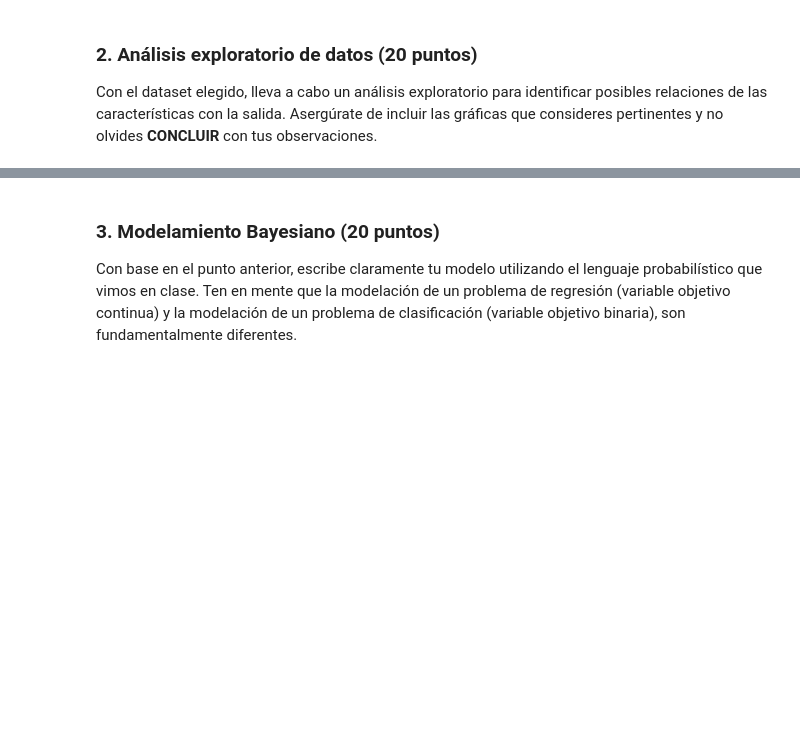
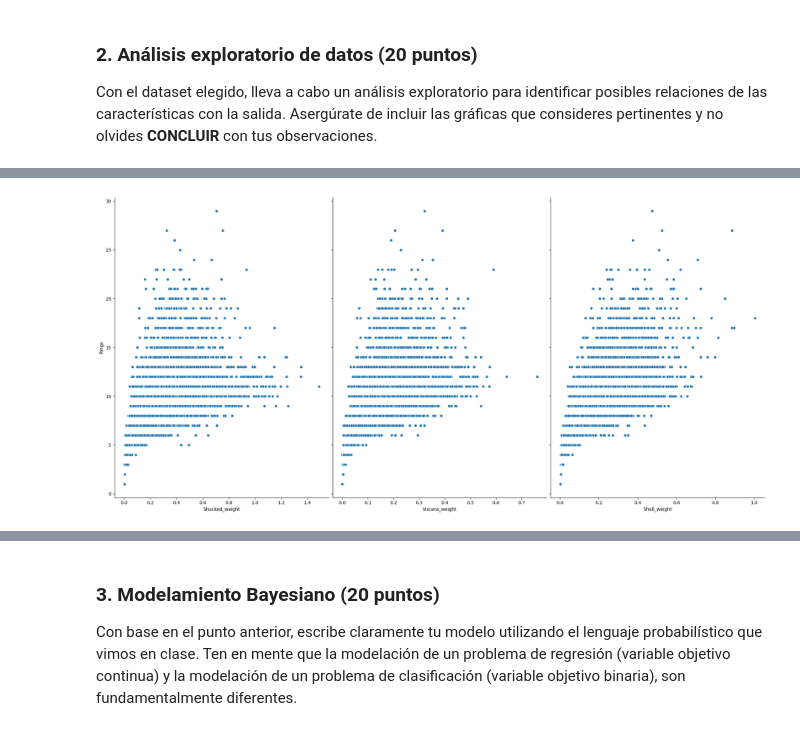
Before and after one commit to Carispa/Metodos-Bayesianos, a Jupyter notebook: Examenes/Examen2/examen2.ipynb, the cells around one changed output, grey strips where cells are left out. Cells and saved outputs as stored; diff of their text form; code cells hidden in the pictures; blank space fills up the shorter version.

```diff
--- a/Examenes/Examen2/examen2.ipynb
+++ b/Examenes/Examen2/examen2.ipynb
@@ -82,0 +118,4 @@ Con el dataset elegido, lleva a cabo un análisis exploratorio para identificar
+# %%
+sns.pairplot(df, x_vars=numeric_columns[4::], y_vars=y, height=10, aspect=0.7);
+# %% [output]
+[figure, added]
```
Also changed, not shown: parts of 37 cells of this notebook.
